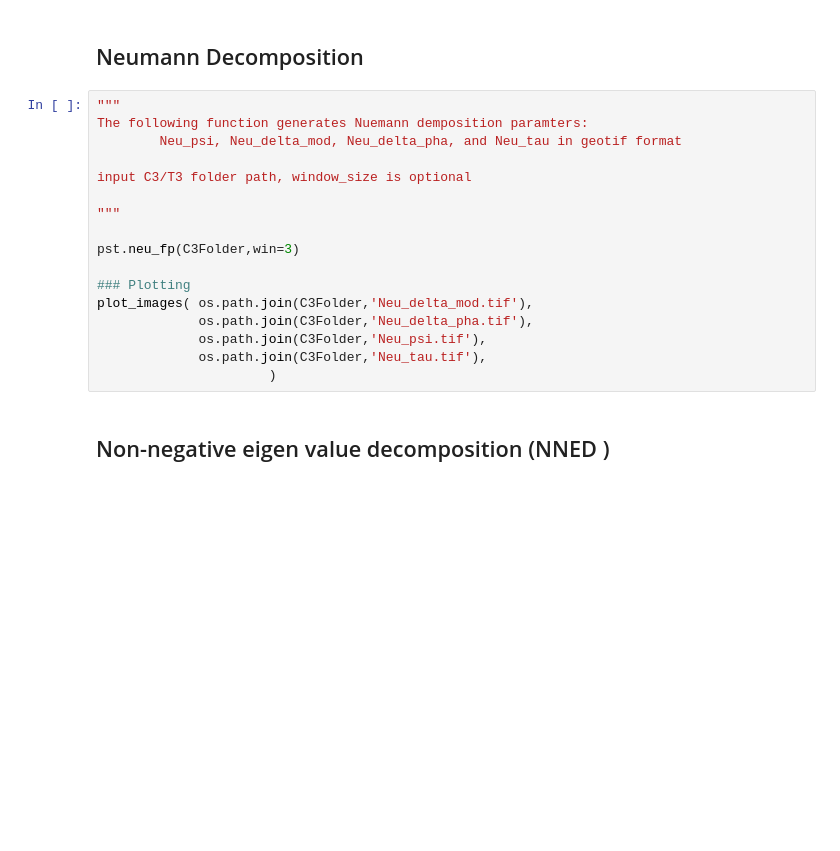
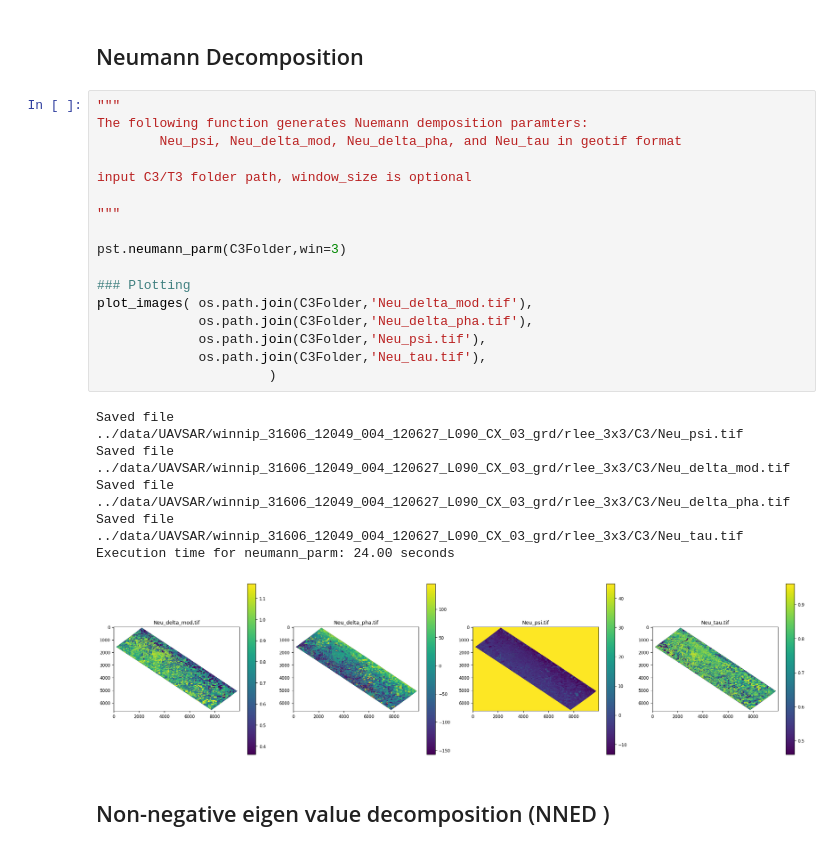
Before and after one commit to polsartools/polsartools-tutorials, a Jupyter notebook: jupyter-notebooks/UAVSAR_GRD_pol_decompositions.ipynb, the cells around one changed output. Saved outputs shown, nothing was run; the diff lists cells and outputs as text; blank space fills up the shorter version.

```diff
--- a/jupyter-notebooks/UAVSAR_GRD_pol_decompositions.ipynb
+++ b/jupyter-notebooks/UAVSAR_GRD_pol_decompositions.ipynb
@@ -221,20 +241,27 @@ Execution time for haalpha_plot_fp: 9.00 seconds
 # %%
 """
 The following function generates Nuemann demposition paramters:
         Neu_psi, Neu_delta_mod, Neu_delta_pha, and Neu_tau in geotif format
 
 input C3/T3 folder path, window_size is optional
 
 """
 
-pst.neu_fp(C3Folder,win=3)
+pst.neumann_parm(C3Folder,win=3)
 
 ### Plotting
 plot_images( os.path.join(C3Folder,'Neu_delta_mod.tif'),
              os.path.join(C3Folder,'Neu_delta_pha.tif'),
              os.path.join(C3Folder,'Neu_psi.tif'),
              os.path.join(C3Folder,'Neu_tau.tif'),
                       )
+# %% [output]
+Saved file ../data/UAVSAR/winnip_31606_12049_004_120627_L090_CX_03_grd/rlee_3x3/C3/Neu_psi.tif
+Saved file ../data/UAVSAR/winnip_31606_12049_004_120627_L090_CX_03_grd/rlee_3x3/C3/Neu_delta_mod.tif
+Saved file ../data/UAVSAR/winnip_31606_12049_004_120627_L090_CX_03_grd/rlee_3x3/C3/Neu_delta_pha.tif
+Saved file ../data/UAVSAR/winnip_31606_12049_004_120627_L090_CX_03_grd/rlee_3x3/C3/Neu_tau.tif
+Execution time for neumann_parm: 24.00 seconds
+[figure, added]
 # %% [markdown]
 ## Non-negative eigen value decomposition (NNED )
 # %%
```
Also changed, not shown: parts of 10 cells of this notebook, 16 other files.
